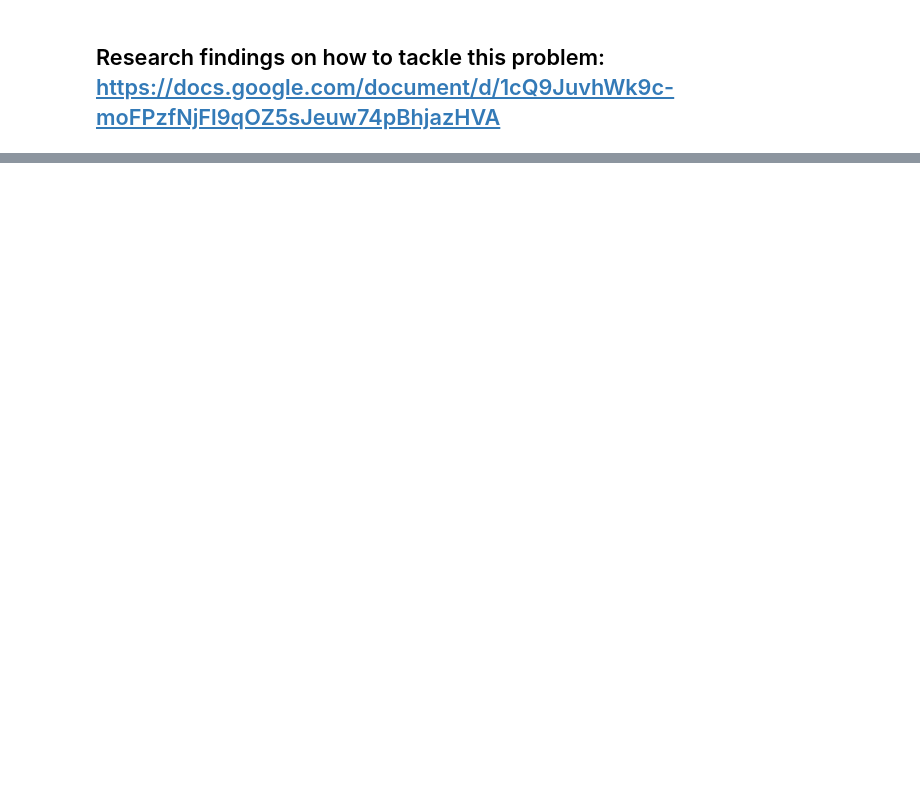
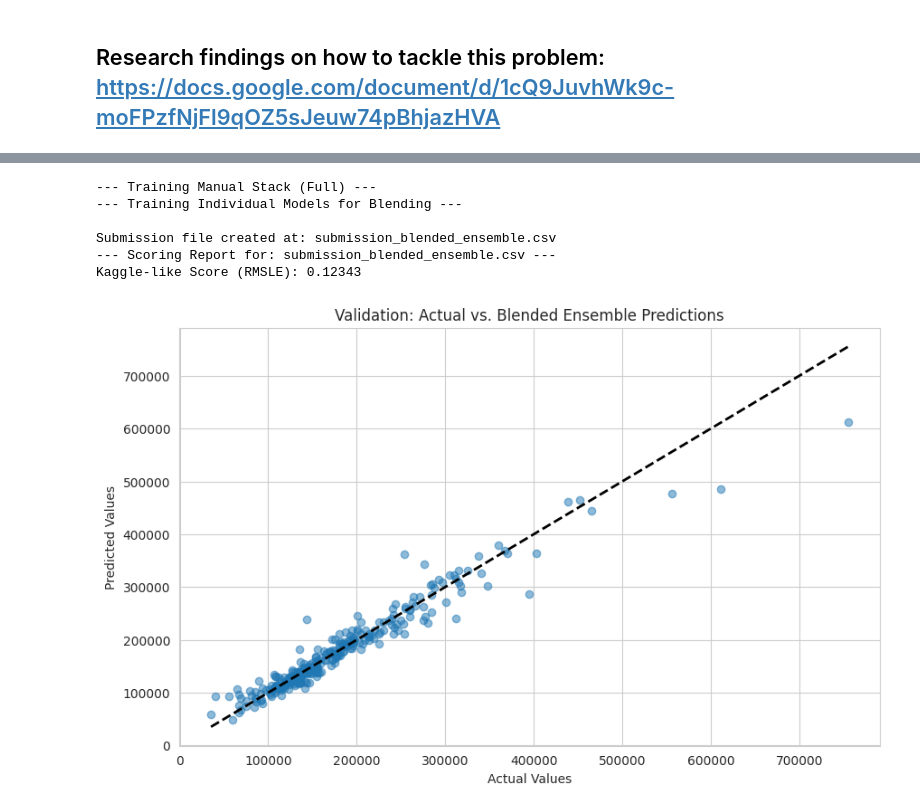
Before and after one commit to Vinooj/kaggle-competition, a Jupyter notebook: housing_price_prediction/Ames_Housing_Price_Prediction_Kick_starter_Notebook.ipynb, the cells around one changed output, grey strips where cells are left out. Cells and saved outputs as stored; diff of their text form; code cells hidden in the pictures; blank space fills up the shorter version.

Commit message:
Updating the notebook to fo kaggle like scoring

```diff
--- a/housing_price_prediction/Ames_Housing_Price_Prediction_Kick_starter_Notebook.ipynb
+++ b/housing_price_prediction/Ames_Housing_Price_Prediction_Kick_starter_Notebook.ipynb
@@ -711,0 +249,20 @@ print_data(ensemble_pred_rle)
+# %%
+# ==============================================================================
+# Cell 5: Feature Engineering
+# ==============================================================================
+
+# Create holistic features
+all_data['TotalSF'] = all_data['TotalBsmtSF'] + all_data['1stFlrSF'] + all_data['2ndFlrSF']
+all_data['TotalBaths'] = all_data['FullBath'] + (0.5 * all_data['HalfBath']) + all_data['BsmtFullBath'] + (0.5 * all_data['BsmtHalfBath'])
+all_data['TotalPorchSF'] = all_data['OpenPorchSF'] + all_data['EnclosedPorch'] + all_data['3SsnPorch'] + all_data['ScreenPorch']
+
+# Create temporal features
+all_data['AgeOfHouse'] = all_data['YrSold'] - all_data['YearBuilt']
+all_data['YearsSinceRemodel'] = all_data['YrSold'] - all_data['YearRemodAdd']
+
+# Create interaction and polynomial features
+all_data['OverallQual_sq'] = all_data['OverallQual']**2
+all_data['GrLivArea_sq'] = all_data['GrLivArea']**2
+all_data['OverallQual_x_GrLivArea'] = all_data['OverallQual'] * all_data['GrLivArea']
+
+print("Feature engineering complete.")
@@ -711,0 +417,44 @@ print_data(ensemble_pred_rle)
+# %%
+# =============================================================================
+# Cell 8: Model Training, Prediction, and Evaluation (with Manual Stacking)
+# =============================================================================
+
+# Define the models for stacking using our new manual regressor
+base_models_tuple = (ridge, lasso, elastic_net, gbr, xgbr, lgbm)
+manual_stack = ManualStackingRegressor(base_models=base_models_tuple, meta_model=lasso)
+
+
+# --- Experiment 1: Full Ensemble (Stacked + Blended) ---
+print("--- Training Manual Stack (Full) ---")
+manual_stack.fit(X_train, y_train.values)
+stack_pred_log = manual_stack.predict(X_test)
+
+print("--- Training Individual Models for Blending ---")
+xgbr.fit(X_train, y_train.values)
+xgb_pred_log = xgbr.predict(X_test)
+
+lgbm.fit(X_train, y_train.values)
+lgbm_pred_log = lgbm.predict(X_test)
+
+# Blend predictions (on the log scale)
+ensemble_pred_log = (0.70 * stack_pred_log) + (0.15 * xgb_pred_log) + (0.15 * lgbm_pred_log)
+ensemble_pred = np.expm1(ensemble_pred_log)
+
+# Save submission file for the blended model
+submission_df_blend = pd.DataFrame({'Id': test_id, 'SalePrice': ensemble_pred})
+submission_filename_blend = 'submission_blended_ensemble.csv'
+submission_df_blend.to_csv(submission_filename_blend, index=False)
+print(f"\nSubmission file created at: {submission_filename_blend}")
+
+# In dev mode, score the result and plot it
+if DEVELOPMENT_MODE:
+    get_kaggle_score(submission_filename_blend, 'solution.csv')
+    plot_scatter("Validation: Actual vs. Blended Ensemble Predictions", y_val_untransformed, ensemble_pred)
+# %% [output]
+--- Training Manual Stack (Full) ---
+--- Training Individual Models for Blending ---
+
+Submission file created at: submission_blended_ensemble.csv
+--- Scoring Report for: submission_blended_ensemble.csv ---
+Kaggle-like Score (RMSLE): 0.12343
+[figure, added]
```
Also changed, not shown: parts of 39 cells of this notebook, 5 other files.
